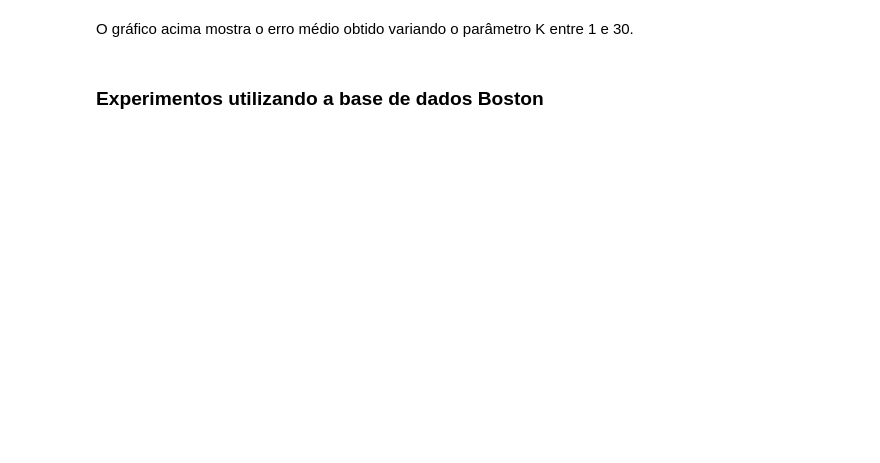
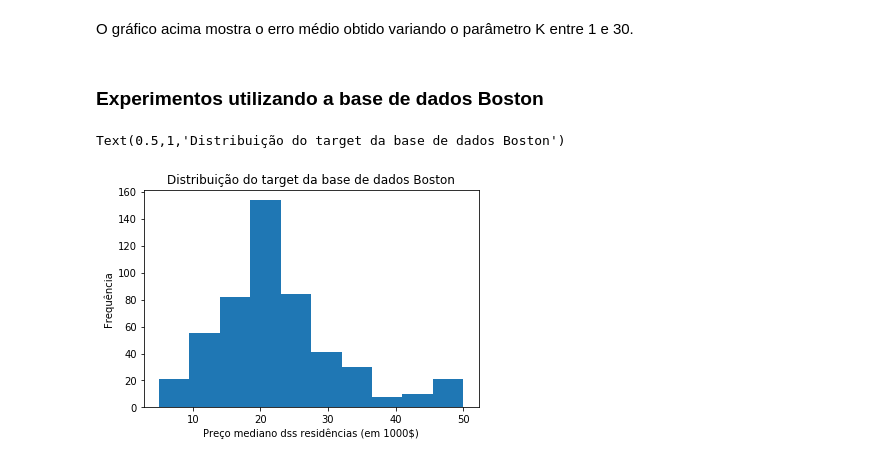
Before and after one commit to rviniciussouza/IA, a Jupyter notebook: KNN.ipynb, the cells around one changed output. Cells and saved outputs as stored; diff of their text form; code cells hidden in the pictures; blank space fills up the shorter version.

```diff
--- a/KNN.ipynb
+++ b/KNN.ipynb
@@ -143,3 +155,11 @@ plt.show()
 O gráfico acima mostra o erro médio obtido variando o parâmetro K entre 1 e 30.
 # %% [markdown]
 ### Experimentos utilizando a base de dados Boston
+# %%
+plt.hist(boston.target)
+plt.xlabel('Preço mediano das residências (em 1000$)')
+plt.ylabel('Frequência')
+plt.title('Distribuição do target da base de dados Boston')
+# %% [output]
+Text(0.5,1,'Distribuição do target da base de dados Boston')
+[figure, added]
```
Also changed, not shown: parts of 26 cells of this notebook.
